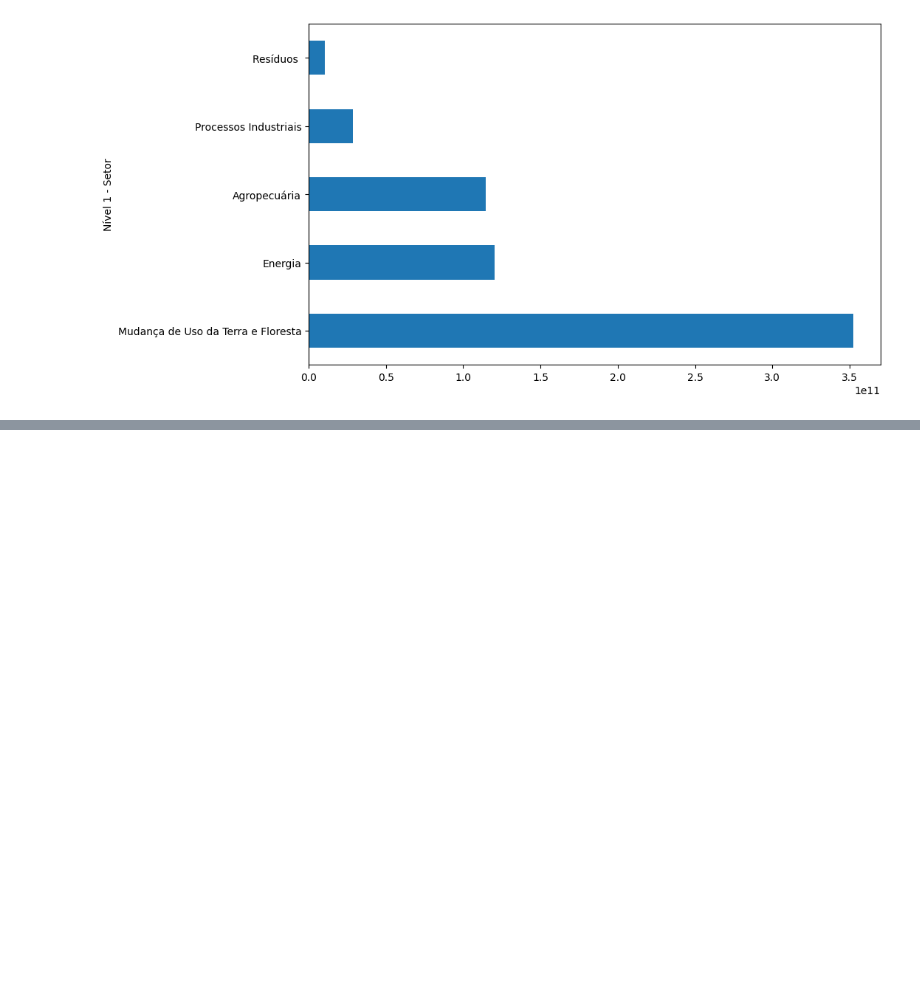
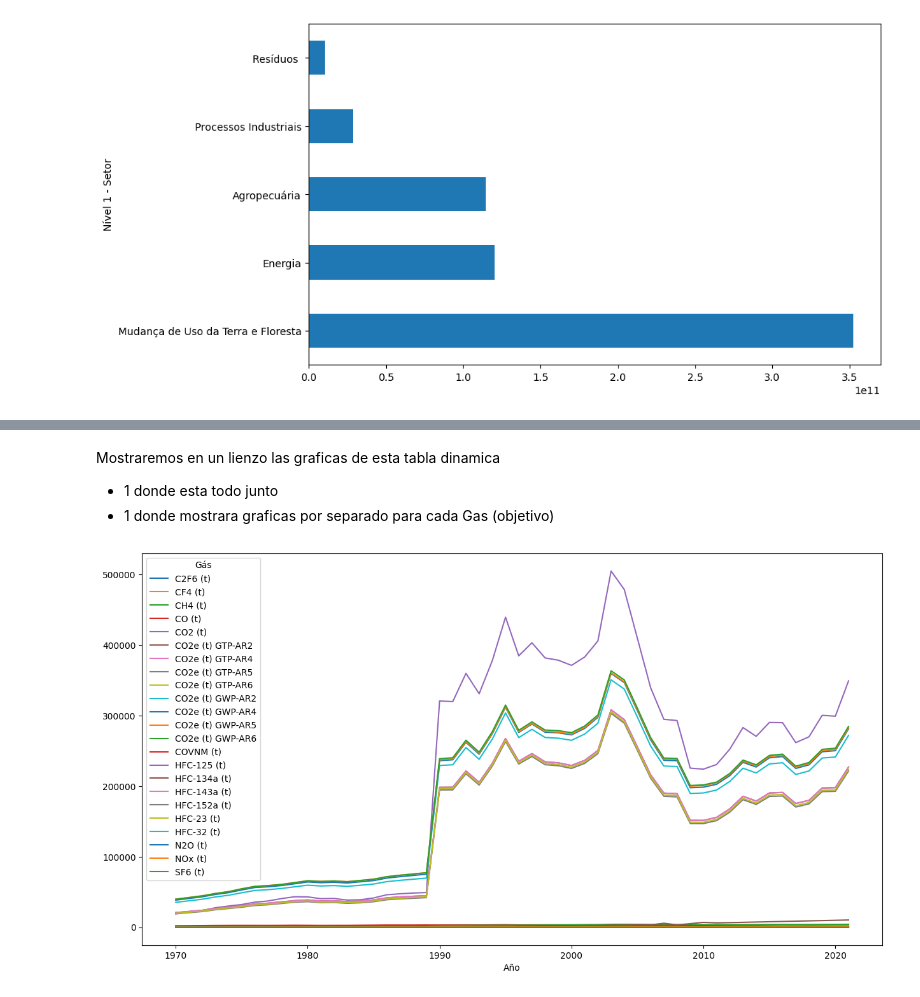
Before and after one commit to Basurero2/Pandas_seleccionar_y_agrupar_datos, a Jupyter notebook: Pandas_seleccionar_y_agrupar_datos.ipynb, the cells around one changed output, grey strips where cells are left out. Saved outputs shown, nothing was run; the diff lists cells and outputs as text; code cells hidden in the pictures; blank space fills up the shorter version.

Commit message:
Añadio aula numero 3, agrupamiento multi-index

```diff
--- a/Pandas_seleccionar_y_agrupar_datos.ipynb
+++ b/Pandas_seleccionar_y_agrupar_datos.ipynb
@@ -643,0 +962,3 @@ emisiones_totales.plot(kind="barh", figsize=(10,6))
+# %%
+promedio_emision_anual = emisiones_por_año.groupby(["Año", "Gás"])["Emision"].mean().reset_index()
+promedio_emision_anual
@@ -643,0 +984,5 @@ emisiones_totales.plot(kind="barh", figsize=(10,6))
+# %%
+promedio_emision_anual = promedio_emision_anual.pivot_table(index = "Año", columns = "Gás", values = "Emision")
+promedio_emision_anual
+#mostrar una tabla dinamica (formato wide), hay dos ejes (filas (index), columnas (columns))
+#y los valores que se asocian fila - columna son parametro values
@@ -643,0 +1009,15 @@ emisiones_totales.plot(kind="barh", figsize=(10,6))
+# %% [markdown]
+Mostraremos en un lienzo las graficas de esta tabla dinamica
+- 1 donde esta todo junto
+- 1 donde mostrara graficas por separado para cada Gas (objetivo)
+# %%
+promedio_emision_anual.plot(figsize = (15,8));
+#de la tabla el eje x es index
+#eje y es columns
+#valores asociados (coordenadas) son values
+#aqui se muestra todo junto, grafica por cada serie dentro del Dataframe
+#    primera grafica : usa serie, indice : "Año", columna : "C2F6 (t)""
+#    segunda grafica : usa serie, indice : "Año", columna : "CF4 (t)"
+#    ...
+# %% [output]
+[figure, added]
```
Also changed, not shown: parts of 82 cells of this notebook.
